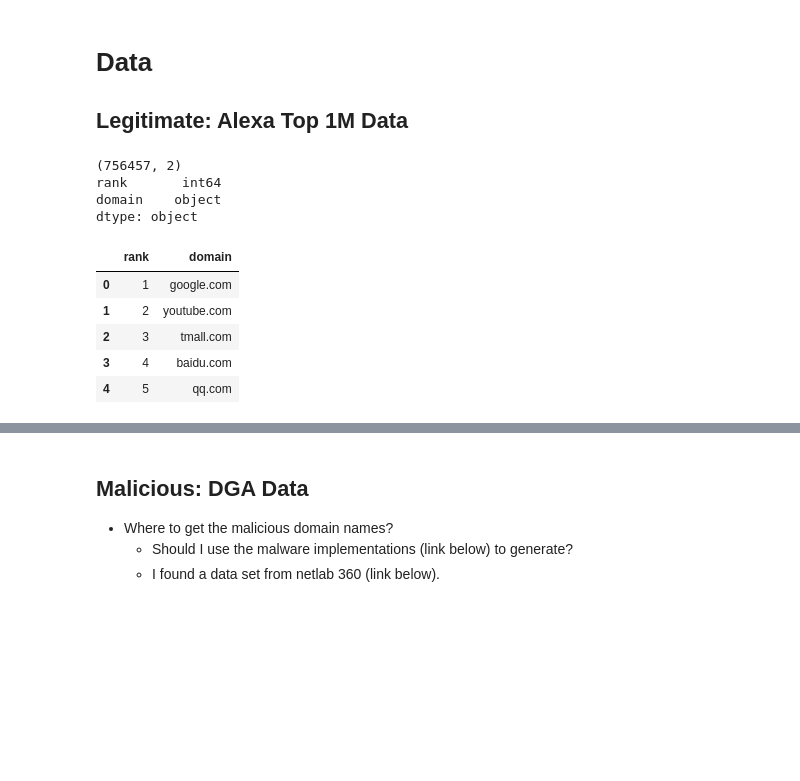
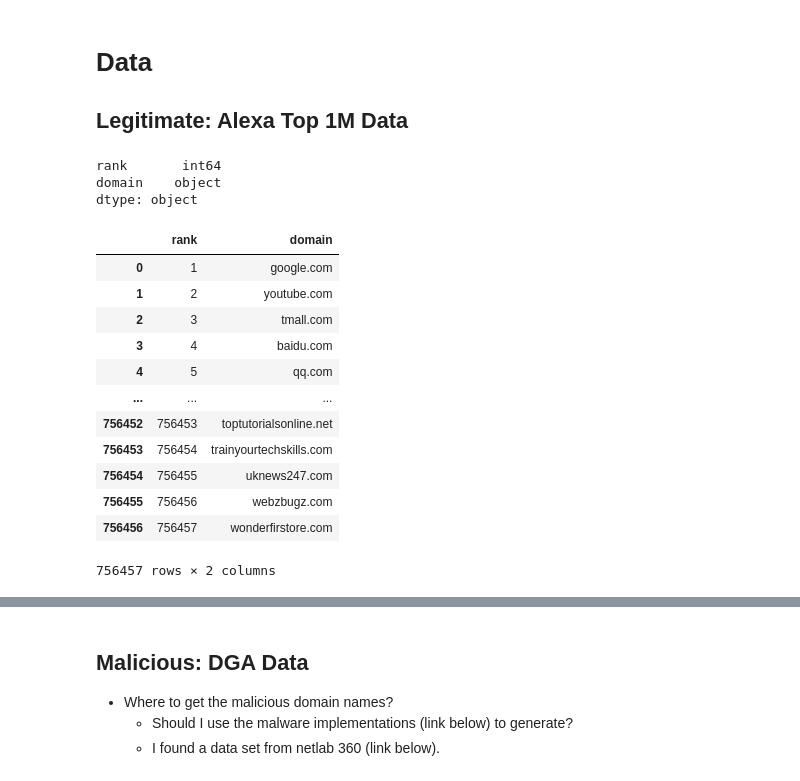
Before and after one commit to hyounesy/knowleDGAble, a Jupyter notebook: knowleDGAble.ipynb, the cells around one changed output, grey strips where cells are left out. Saved outputs shown, nothing was run; the diff lists cells and outputs as text; code cells hidden in the pictures; blank space fills up the shorter version.

```diff
--- a/knowleDGAble.ipynb
+++ b/knowleDGAble.ipynb
@@ -35,20 +35,23 @@ from nltk import ngrams
 # %%
 # load Alexa top 1M domain names
 top_df = pd.read_csv('data/top-1m.csv.zip', header=None)
 top_df.columns = ['rank', 'domain']
-print(top_df.shape)
 print(top_df.dtypes)
+top_df
 # %% [output]
-(756457, 2)
 rank       int64
 domain    object
 dtype: object
+|  | rank | domain |
+| 0 | 1 | google.com |
+| 1 | 2 | youtube.com |
+| 2 | 3 | tmall.com |
+| 3 | 4 | baidu.com |
+| 4 | 5 | qq.com |
+| ... | ... | ... |
+| 756452 | 756453 | toptutorialsonline.net |
+| 756453 | 756454 | trainyourtechskills.com |
+| 756454 | 756455 | uknews247.com |
+| 756455 | 756456 | webzbugz.com |
+| 756456 | 756457 | wonderfirstore.com |
+756457 rows × 2 columns
-# %%
-top_df.head(5)
-# %% [output]
-|  | rank | domain |
-| 0 | 1 | google.com |
-| 1 | 2 | youtube.com |
-| 2 | 3 | tmall.com |
-| 3 | 4 | baidu.com |
-| 4 | 5 | qq.com |
```
Also changed, not shown: parts of 2 cells of this notebook.
